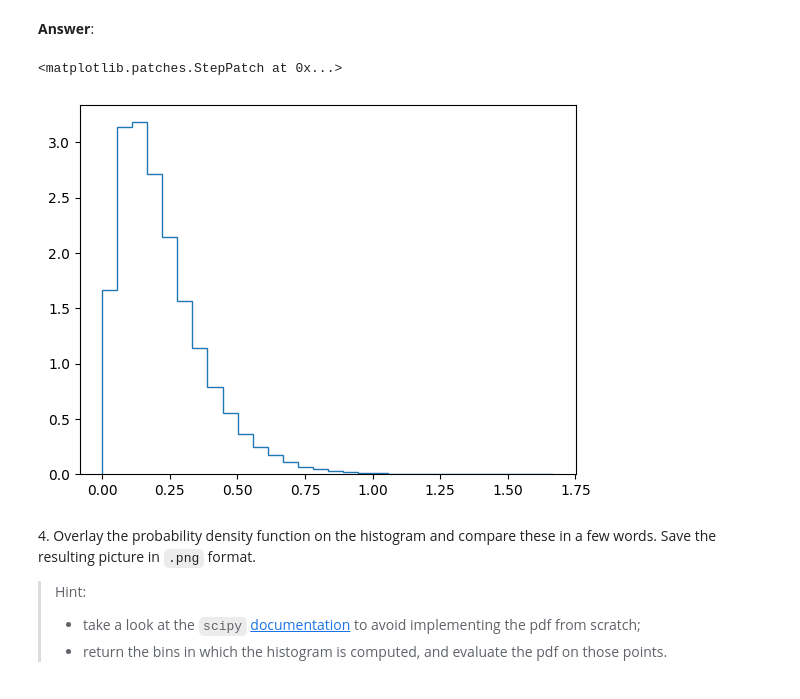
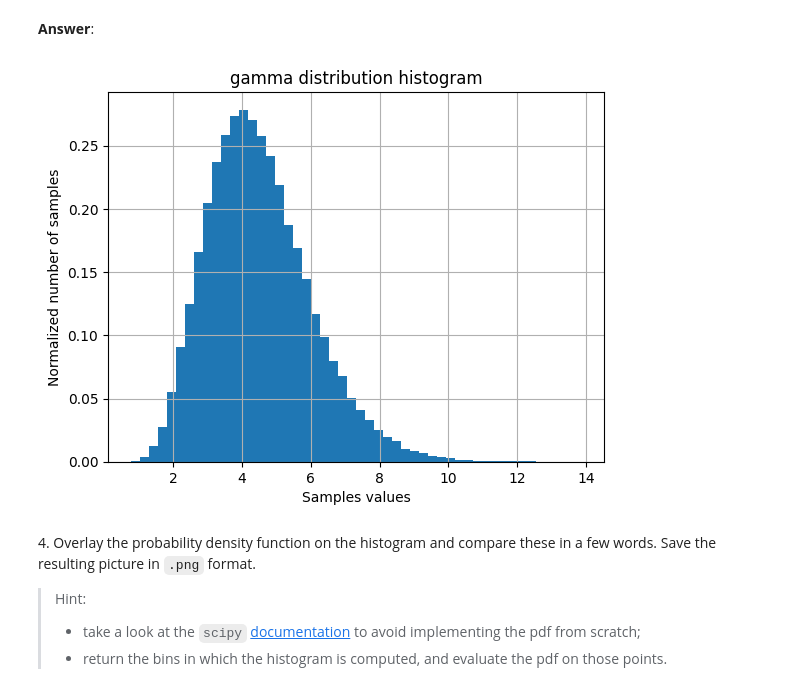
Before and after one commit to marcaIL/python_sdia, a Jupyter notebook: Labs/Lab2/lab2.ipynb, the cells around one changed output. Saved outputs shown, nothing was run; the diff lists cells and outputs as text; code cells hidden in the pictures.

```diff
--- a/Labs/Lab2/lab2.ipynb
+++ b/Labs/Lab2/lab2.ipynb
@@ -109,13 +111,17 @@ sample size: 100000
 > - do not forget to include a proper title with names for the axes.
 # %% [markdown]
 **Answer**:
-# %%
-#TODO EXPLIQUER LE CHOIX DES BINS
-count, bins =np.histogram(samples, density=True, bins=30)
-plt.stairs(count, bins)
-# %% [output]
-<matplotlib.patches.StepPatch at 0x...>
-[figure, removed]
+# %%
+fig, ax = plt.subplots(1, 1)
+ax.grid()
+ax.hist(x=samples, density=True, bins=50)
+#The bins are well chosen using the min and max values possible for the distribution, directly in the hist functions.
+plt.xlabel("Samples values")
+plt.ylabel("Normalized number of samples")
+plt.title(label="gamma distribution histogram")
+plt.show()
+# %% [output]
+[figure, added]
 # %% [markdown]
 4\. Overlay the probability density function on the histogram and compare these in a few words. Save the resulting picture in `.png` format.
 > Hint:
```
Also changed, not shown: parts of 11 cells of this notebook, 4 other files.
